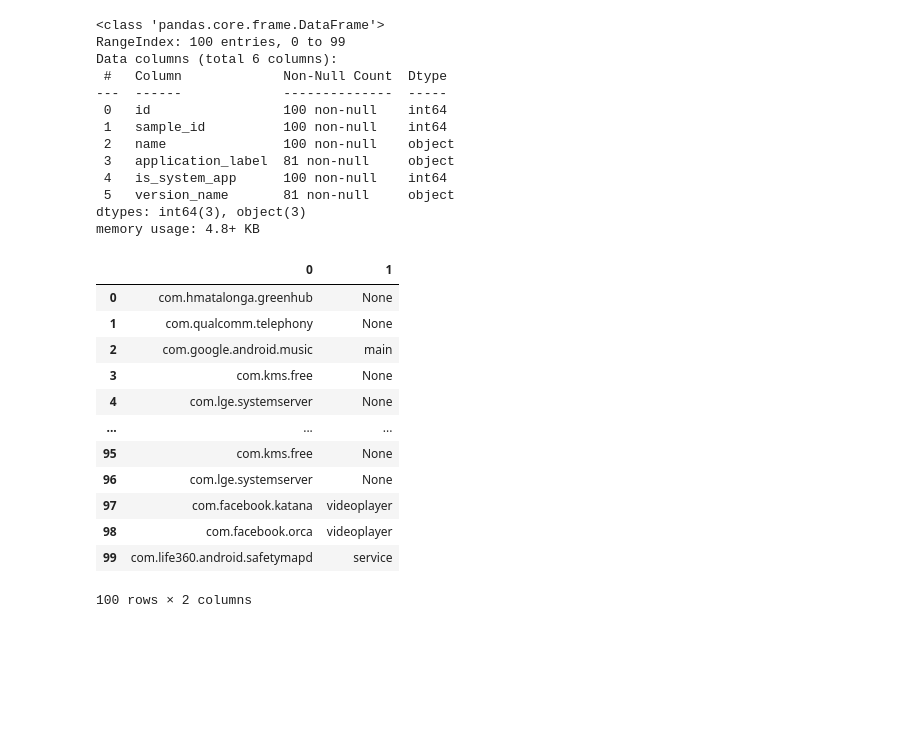
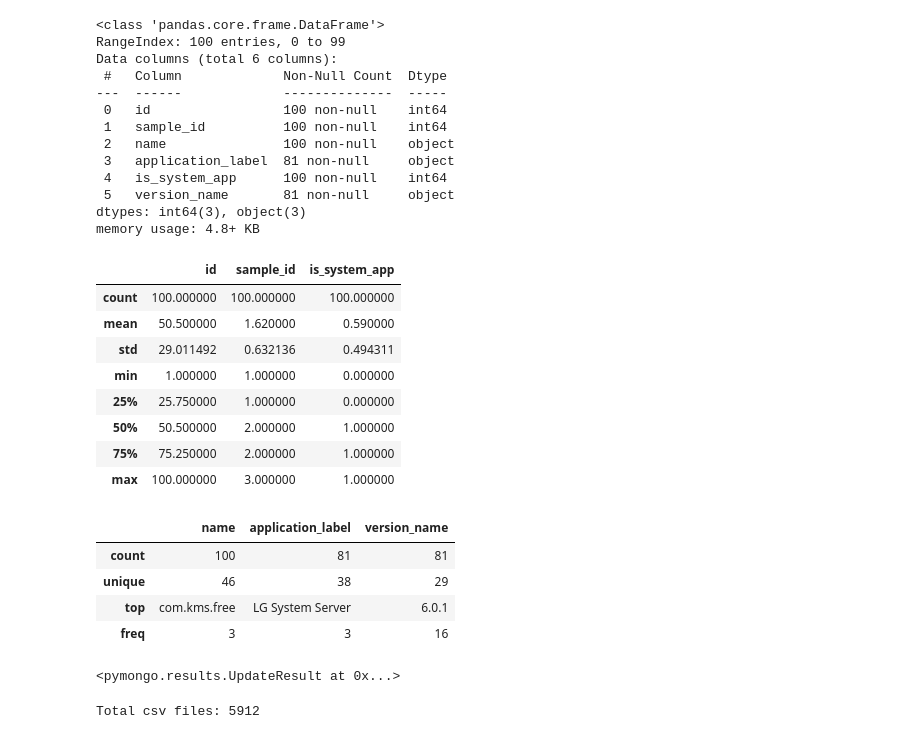
Before and after one commit to greenhub-project/fisherman, a Jupyter notebook: notebooks/1-data-cleaning/12-apps-cleaning.ipynb, the cells around one changed output. Cells and saved outputs as stored; diff of their text form; code cells hidden in the pictures; blank space fills up the shorter version.

```diff
--- a/notebooks/1-data-cleaning/12-apps-cleaning.ipynb
+++ b/notebooks/1-data-cleaning/12-apps-cleaning.ipynb
@@ -65,19 +65,23 @@ Data columns (total 6 columns):
  5   version_name       81 non-null     object
 dtypes: int64(3), object(3)
 memory usage: 4.8+ KB
-# %%
-df['name'].str.split(':', n=1, expand=True)
-# %% [output]
-|  | 0 | 1 |
-| 0 | com.hmatalonga.greenhub | None |
-| 1 | com.qualcomm.telephony | None |
-| 2 | com.google.android.music | main |
-| 3 | com.kms.free | None |
-| 4 | com.lge.systemserver | None |
-| ... | ... | ... |
-| 95 | com.kms.free | None |
-| 96 | com.lge.systemserver | None |
-| 97 | com.facebook.katana | videoplayer |
-| 98 | com.facebook.orca | videoplayer |
-| 99 | com.life360.android.safetymapd | service |
-100 rows × 2 columns
+# %%
+df.describe(include=np.number)
+# %% [output]
+|  | id | sample_id | is_system_app |
+| count | 100.000000 | 100.000000 | 100.000000 |
+| mean | 50.500000 | 1.620000 | 0.590000 |
+| std | 29.011492 | 0.632136 | 0.494311 |
+| min | 1.000000 | 1.000000 | 0.000000 |
+| 25% | 25.750000 | 1.000000 | 0.000000 |
+| 50% | 50.500000 | 2.000000 | 1.000000 |
+| 75% | 75.250000 | 2.000000 | 1.000000 |
+| max | 100.000000 | 3.000000 | 1.000000 |
+# %%
+df.describe(exclude=np.number)
+# %% [output]
+|  | name | application_label | version_name |
+| count | 100 | 81 | 81 |
+| unique | 46 | 38 | 29 |
+| top | com.kms.free | LG System Server | 6.0.1 |
+| freq | 3 | 3 | 16 |
@@ -83,0 +105,7 @@ df['name'].str.split(':', n=1, expand=True)
+# %%
+mappings = {'sample_id':'uint32', 'domain':'category', 'application_label':'category',
+            'is_system_app':'bool'}
+
+model_metadata.update_one({}, {'$set': {'mappings': mappings}})
+# %% [output]
+<pymongo.results.UpdateResult at 0x...>
@@ -83,0 +124,4 @@ df['name'].str.split(':', n=1, expand=True)
+# %%
+print('Total csv files: {}'.format(len(csv_files)))
+# %% [output]
+Total csv files: 5912
```
Also changed, not shown: parts of 7 cells of this notebook, 7 other files.
